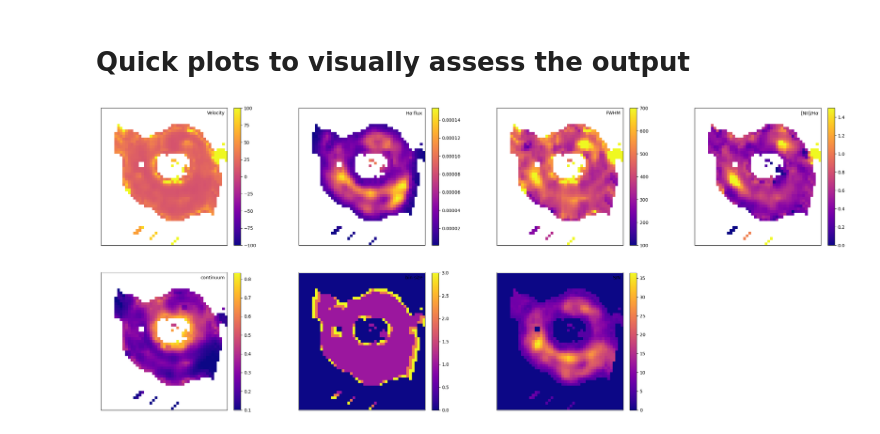
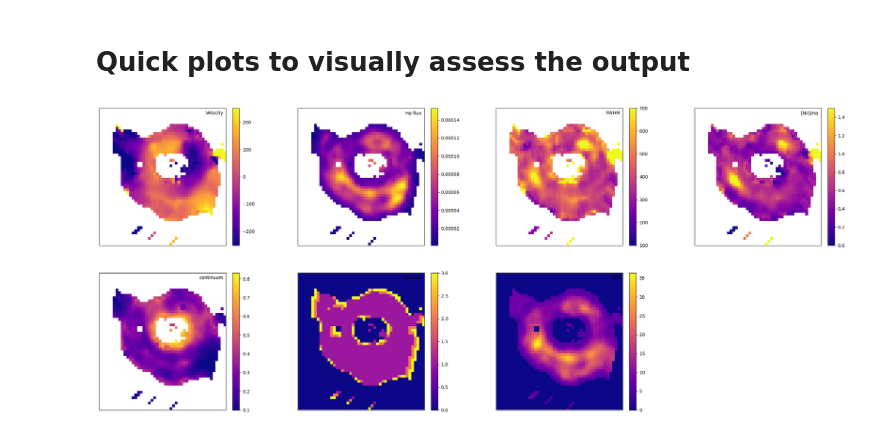
Before and after one commit to jbirkin/cubespecfit, a Jupyter notebook: example/cubespecfit_example.ipynb, the cells around one changed output. Drawn from its saved outputs; the diff is of its cells as text; code cells hidden in the pictures.

Commit message:
corrected error in redshift-to-velocity conversion

```diff
--- a/example/cubespecfit_example.ipynb
+++ b/example/cubespecfit_example.ipynb
@@ -69,8 +69,8 @@ param_cube, param_err_cube, snr_map, bin_map, norm_map = fitcube(cube=cube, err_
                 save_grid=True)
 
 param_cube[param_cube==0], param_err_cube[param_err_cube==0] = np.nan, np.nan       # set zero velocities to NaNs
-param_cube[0,:,:] = ((1+z_sys)-(1+param_cube[0,:,:]))/(1+z_sys)*3e05                # convert redshifts to velocities
-param_cube[0, :, :] = param_err_cube[0, :, :] / (1 + z_sys) * 3e05
+param_cube[0,:,:] = ((1+param_cube[0,:,:])-(1+z_sys))/(1+z_sys)*3e05                # convert redshifts to velocities
+param_err_cube[0, :, :] = param_err_cube[0, :, :] / (1 + z_sys) * 3e05
 param_cube[2,:,:] *= 3E05/(l0*(1+z_sys))                                            # convert sigma to velocities
 param_err_cube[2,:,:] *= 3E05/(l0*(1+z_sys))
 # %% [markdown]
@@ -81,7 +81,7 @@ gs = gridspec.GridSpec(2,4)
 
 # velocity map
 ax0 = plt.subplot(gs[0])
-im = ax0.imshow(param_cube[0], cmap="plasma", vmin=-100, vmax=100)
+im = ax0.imshow(param_cube[0], cmap="plasma")#, vmin=-100, vmax=100)
 plt.colorbar(im, fraction=0.046, pad=0.04)
 # H-alpha integrated flux map
 ax1 = plt.subplot(gs[1])
@@ -90,31 +90,31 @@ plt.colorbar(im, fraction=0.046, pad=0.04)
 # FWHM map
 ax2 = plt.subplot(gs[2])
 im = ax2.imshow(param_cube[2]*2.35, cmap="plasma", vmin=100, vmax=700)
 plt.colorbar(im, fraction=0.046, pad=0.04)
 # [NII]/H-alpha map
 ax3 = plt.subplot(gs[3])
 im = ax3.imshow(param_cube[3], cmap="plasma", vmin=0, vmax=1.5)
 plt.colorbar(im, fraction=0.046, pad=0.04)
 # continuum map
 ax4 = plt.subplot(gs[4])
 im = ax4.imshow(param_cube[4], cmap="plasma")
 plt.colorbar(im, fraction=0.046, pad=0.04)
 # bin size map
 ax5 = plt.subplot(gs[5])
 im = ax5.imshow(bin_map, cmap="plasma")
 plt.colorbar(im, fraction=0.046, pad=0.04)
 # S/N map
 ax6 = plt.subplot(gs[6])
 im = ax6.imshow(snr_map, cmap="plasma")
 plt.colorbar(im, fraction=0.046, pad=0.04)
 
 labels = ["Velocity", r"H$\alpha$ flux", "FWHM", r"[NII]/H$\alpha$",
           "continuum", "bin size", "S/N"]
 for i, ax in enumerate([ax0,ax1,ax2,ax3,ax4,ax5,ax6]):
     ax.set_xticks([])
     ax.set_yticks([])
     ax.text(0.98, 0.98, labels[i], ha="right", va="top", transform=ax.transAxes, c="k")
 
 plt.show()
 # %% [output]
-[figure, old version]
+[figure, new version]
```
